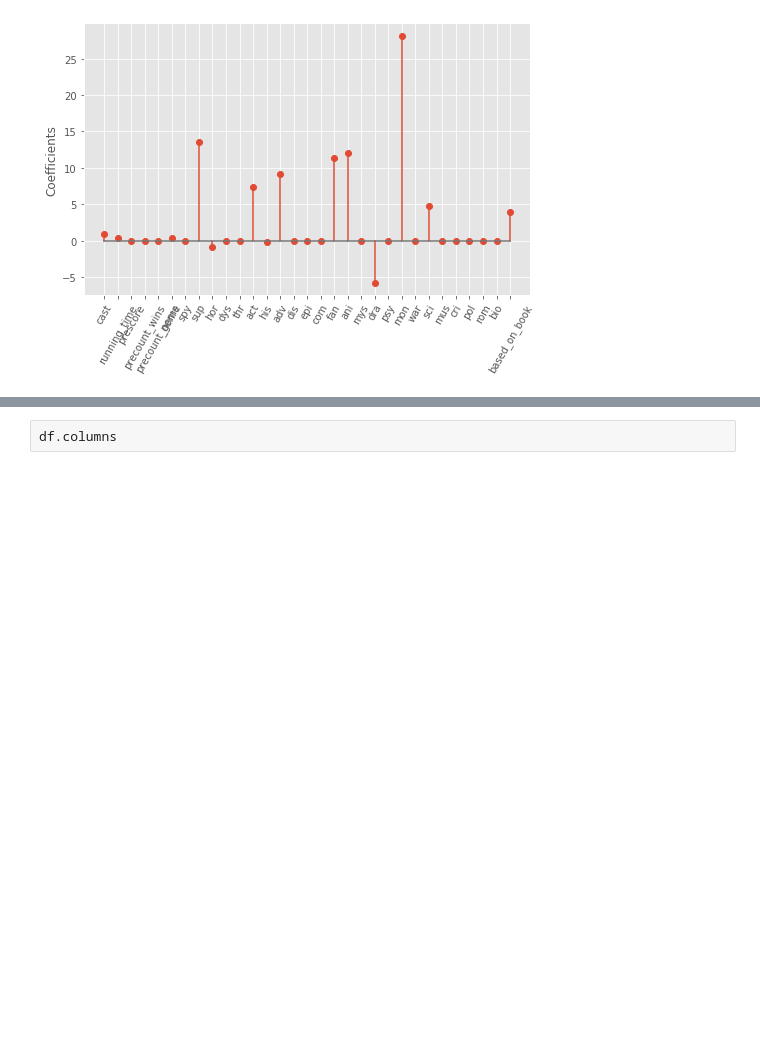
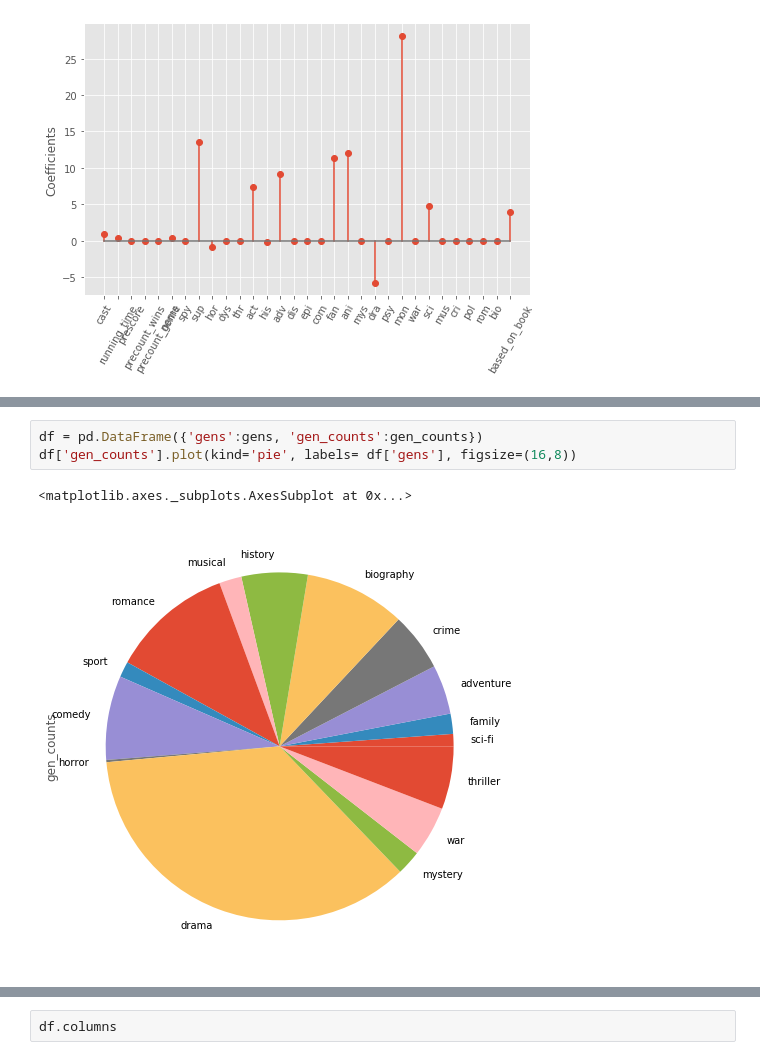
Before and after one commit to ronsg83/Predicting-2020-Oscars, a Jupyter notebook: Final_Report.ipynb, the cells around one changed output, grey strips where cells are left out. Drawn from its saved outputs; the diff is of its cells as text; blank space fills up the shorter version.

```diff
--- a/Final_Report.ipynb
+++ b/Final_Report.ipynb
@@ -631,0 +685,6 @@ Text(0, 0.5, 'Genres')
+# %%
+df = pd.DataFrame({'gens':gens, 'gen_counts':gen_counts})
+df['gen_counts'].plot(kind='pie', labels= df['gens'], figsize=(16,8))
+# %% [output]
+<matplotlib.axes._subplots.AxesSubplot at 0x...>
+[figure, added]
```
Also changed, not shown: parts of 18 cells of this notebook.
